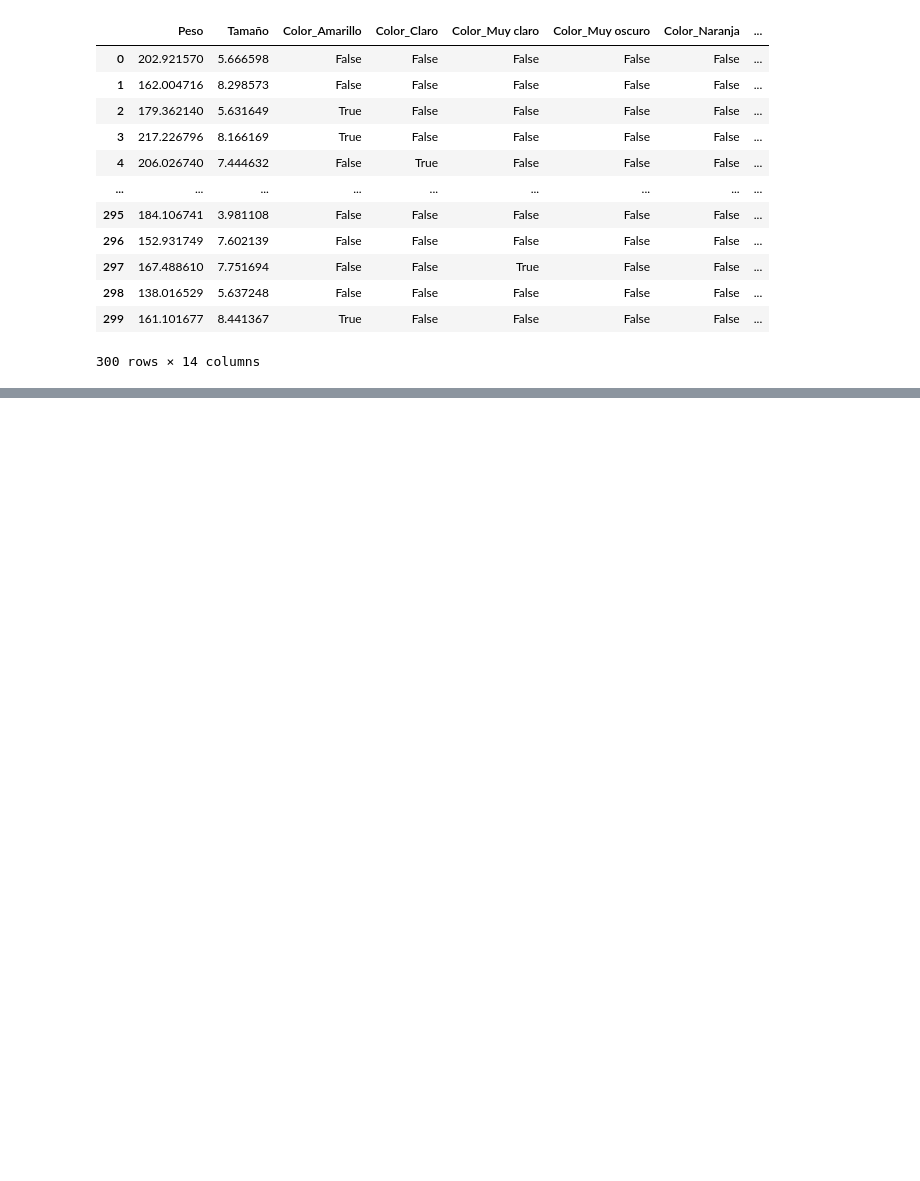
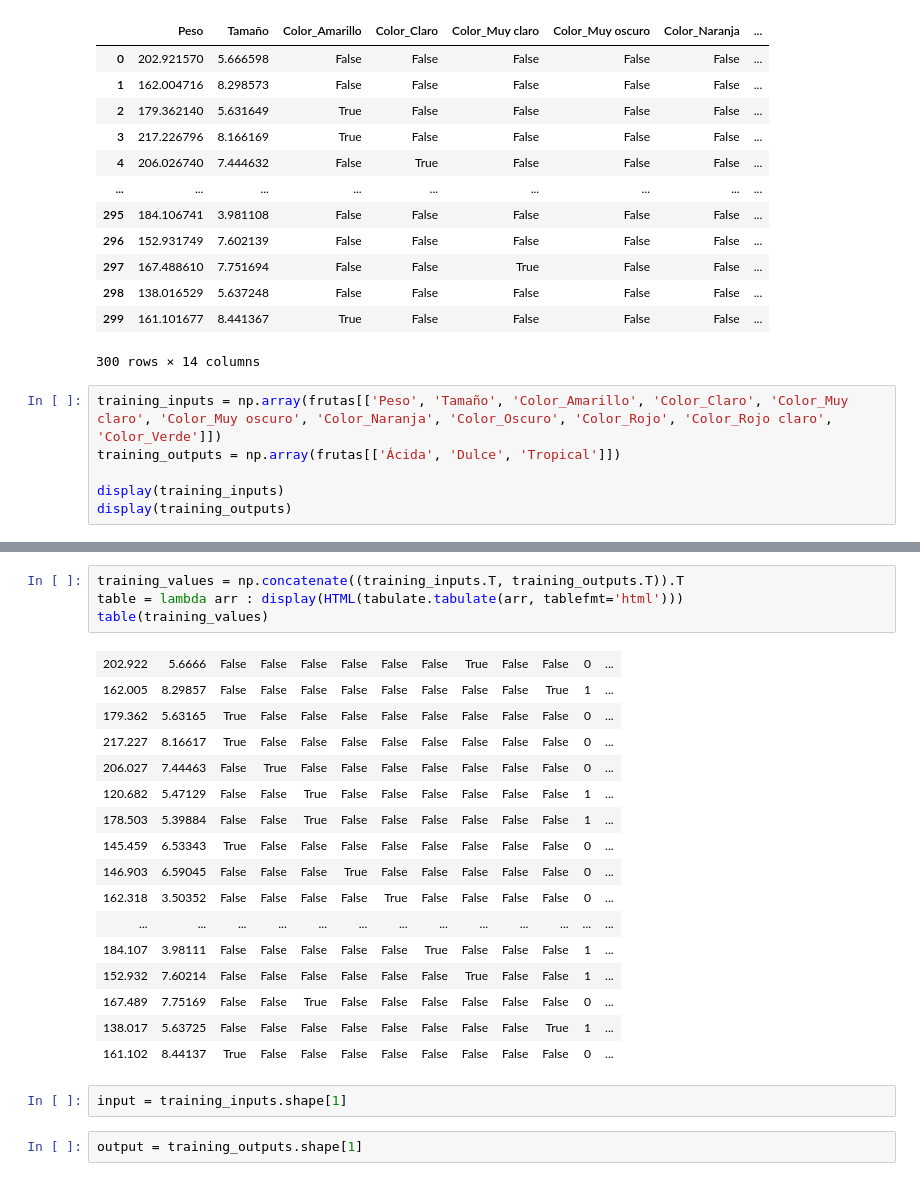
Before and after one commit to benjokapu/tpNNavanzadoIA, a Jupyter notebook: main.ipynb, the cells around one changed output, grey strips where cells are left out. Cells and saved outputs as stored; diff of their text form; blank space fills up the shorter version.

```diff
--- a/main.ipynb
+++ b/main.ipynb
@@ -116,3 +143,9 @@ frutas
 | 298 | 138.016529 | 5.637248 | False | False | False | False | False | ... |
 | 299 | 161.101677 | 8.441367 | True | False | False | False | False | ... |
 300 rows × 14 columns
+# %%
+training_inputs = np.array(frutas[['Peso', 'Tamaño', 'Color_Amarillo', 'Color_Claro', 'Color_Muy claro', 'Color_Muy oscuro', 'Color_Naranja', 'Color_Oscuro', 'Color_Rojo', 'Color_Rojo claro', 'Color_Verde']])
+training_outputs = np.array(frutas[['Ácida', 'Dulce', 'Tropical']])
+
+display(training_inputs)
+display(training_outputs)
@@ -118,0 +183,25 @@ frutas
+# %%
+training_values = np.concatenate((training_inputs.T, training_outputs.T)).T
+table = lambda arr : display(HTML(tabulate.tabulate(arr, tablefmt='html')))
+table(training_values)
+# %% [output]
+| 202.922 | 5.6666 | False | False | False | False | False | False | True | False | False | 0 | ... |
+| 162.005 | 8.29857 | False | False | False | False | False | False | False | False | True | 1 | ... |
+| 179.362 | 5.63165 | True | False | False | False | False | False | False | False | False | 0 | ... |
+| 217.227 | 8.16617 | True | False | False | False | False | False | False | False | False | 0 | ... |
+| 206.027 | 7.44463 | False | True | False | False | False | False | False | False | False | 0 | ... |
+| 120.682 | 5.47129 | False | False | True | False | False | False | False | False | False | 1 | ... |
+| 178.503 | 5.39884 | False | False | True | False | False | False | False | False | False | 1 | ... |
+| 145.459 | 6.53343 | True | False | False | False | False | False | False | False | False | 0 | ... |
+| 146.903 | 6.59045 | False | False | False | True | False | False | False | False | False | 0 | ... |
+| 162.318 | 3.50352 | False | False | False | False | True | False | False | False | False | 0 | ... |
+| ... | ... | ... | ... | ... | ... | ... | ... | ... | ... | ... | ... | ... |
+| 184.107 | 3.98111 | False | False | False | False | False | True | False | False | False | 1 | ... |
+| 152.932 | 7.60214 | False | False | False | False | False | False | True | False | False | 1 | ... |
+| 167.489 | 7.75169 | False | False | True | False | False | False | False | False | False | 0 | ... |
+| 138.017 | 5.63725 | False | False | False | False | False | False | False | False | True | 1 | ... |
+| 161.102 | 8.44137 | True | False | False | False | False | False | False | False | False | 0 | ... |
+# %%
+input = training_inputs.shape[1]
+# %%
+output = training_outputs.shape[1]
```
Also changed, not shown: parts of 9 cells of this notebook.
